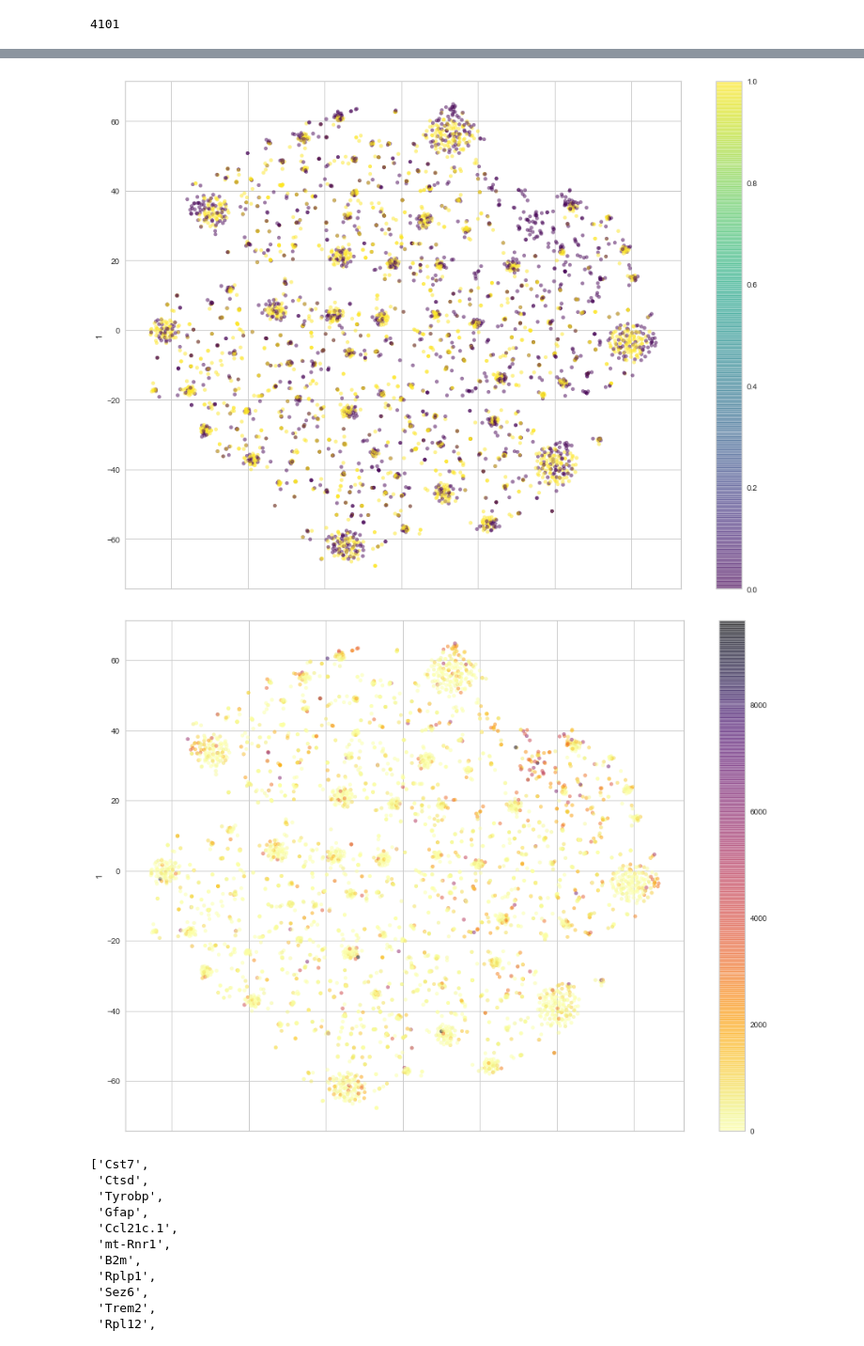
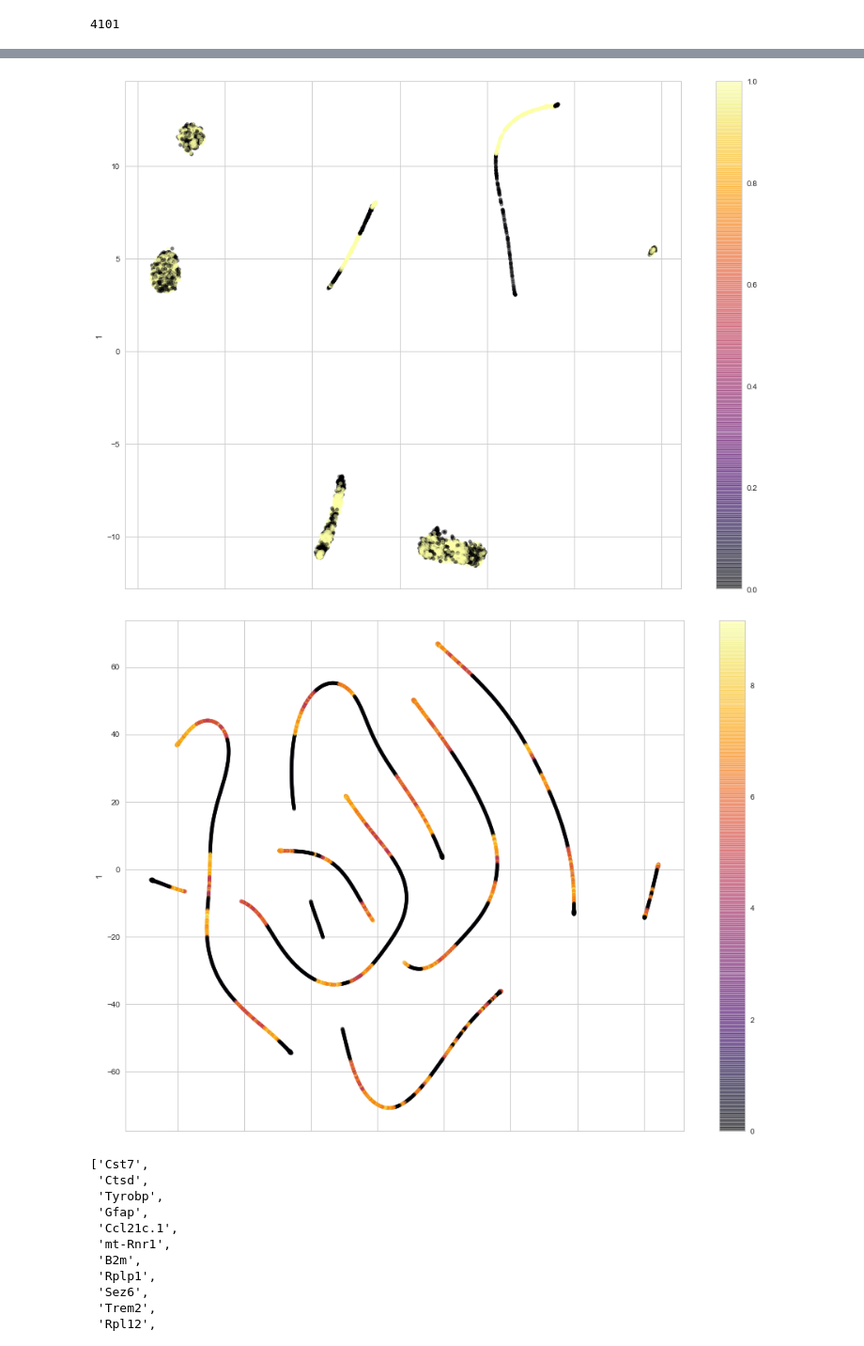
Before and after one commit to tmoerman/alois, a Jupyter notebook: notebooks/03_ashley_21_mar_2018/08_log_AB_analysis.ipynb, the cells around one changed output, grey strips where cells are left out. Shown at 94% size. Drawn from its saved outputs; the diff is of its cells as text; code cells hidden in the pictures.

```diff
--- a/notebooks/03_ashley_21_mar_2018/08_log_AB_analysis.ipynb
+++ b/notebooks/03_ashley_21_mar_2018/08_log_AB_analysis.ipynb
@@ -534,13 +457,13 @@ plt.show()
 # %%
-pd.DataFrame(embedding).plot.scatter(x=0, y=1, figsize=(16,12), alpha=0.5, c=KI_region_sets['CX']['GT'].cat.codes, cmap='viridis')
+pd.DataFrame(umap_embedding).plot.scatter(x=0, y=1, figsize=(16,12), alpha=0.5, c=KI_WT_region_sets['CX']['GT'].cat.codes, cmap='inferno')
 plt.show()
 # %% [output]
-[figure, old version]
+[figure, new version]
 # %%
-pd.DataFrame(embedding).plot.scatter(x=0, y=1, figsize=(16,12), alpha=0.5, c=KI_region_sets['CX']['AB'], cmap='inferno_r')
+pd.DataFrame(explanations_embedding).plot.scatter(x=0, y=1, figsize=(16,12), alpha=0.5, c=KI_WT_region_sets['CX']['log_AB'], cmap='inferno')
 plt.show()
 # %% [output]
-[figure, old version]
+[figure, new version]
 # %%
 ordered_genes = ['Cst7', 'Ctsd', 'Tyrobp', 'Gfap', 'Ccl21c.1', 'mt-Rnr1', 'B2m', 'Rplp1', 'Sez6', 'Trem2', 'Rpl12', 'C4b', 'mt-Rnr2', 'Cst3', 'Gm42418', 'Lyz2', 'Ctss', 'Ccl6', 'Cd68', 'Gm14303', 'Olfr912', 'Lrrc17', 'Fth1', 'Hexb', 'Gm28437', 'Gm6272', 'Clec7a', 'Gnas', 'C1qa', 'Cd74', 'Itgax', 'Rpl41', 'Bcl2a1d', 'Mamdc2', 'Ccl3', 'Bcl2a1b', 'Cd9', 'Lyz1', 'Cd180', 'Spp1', 'Hvcn1', 'Cxcl5', 'Cd14', 'Wfdc17', 'Mpeg1', 'H2-Aa', 'AU020206', 'Ly86', 'Apoe', 'Irf8', 'H2-Eb1', 'Ifi27l2a', 'C4a', 'Slc11a1', 'Slc6a3', 'H2-Ab1', 'C3ar1', 'Lag3', 'Cd300c2', 'Ctsb', 'Hcrt', 'Gm20631', 'Bst2', 'Fcer1g', 'Gpnmb', 'Gm15590', 'Purb', 'Cd53', 'Cd52', 'Gpr34', 'Plek', 'C1qc', 'Fcgr2b', 'Serpina3n', 'Anxa3', 'Fau', 'Gm7079', 'Psmb8', 'Olfml3', 'Erdr1', 'Rplp2', 'Lars2', 'Srgn', 'Malat1', 'Rpl38', 'Itgb5', 'Cox6a1', 'Rpl37', 'Psap', 'Rpl37a']
 # %%
```
Also changed, not shown: parts of 46 cells of this notebook, 9 other files.
